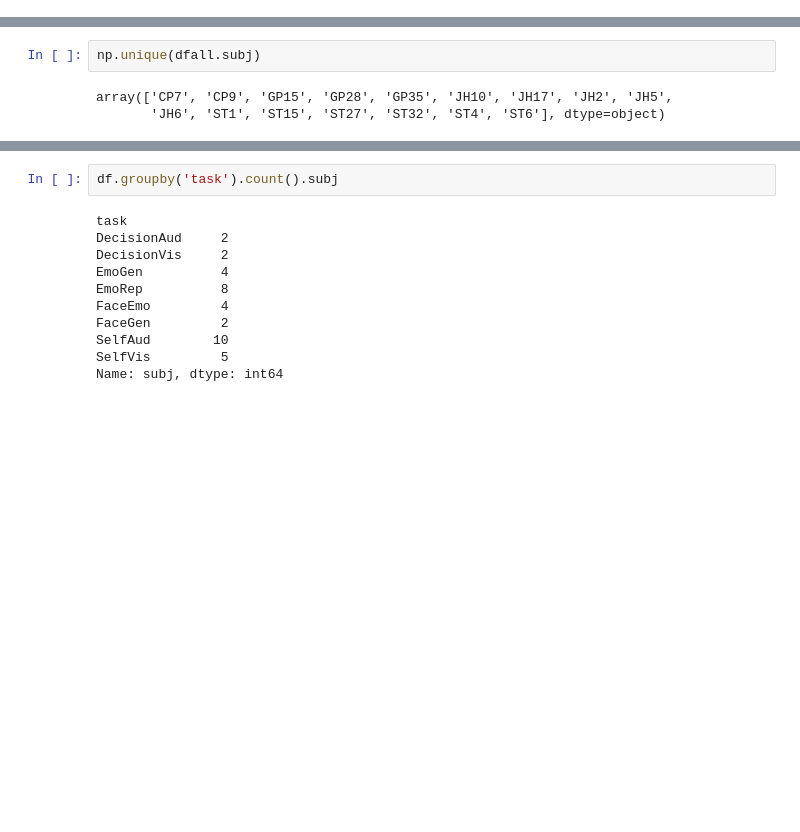
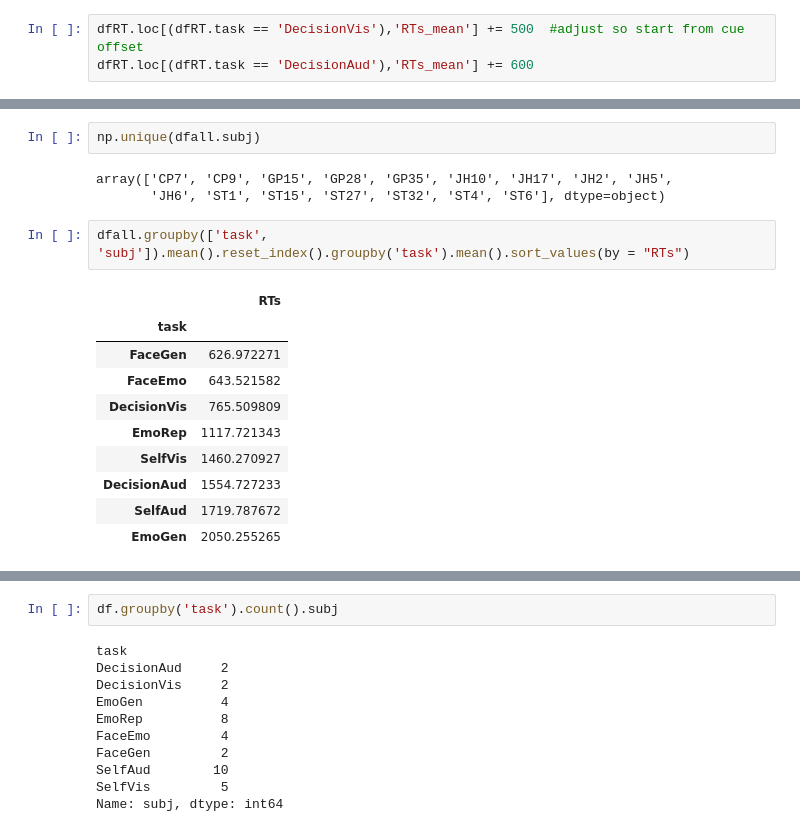
Before and after one commit to matarhaller/ECOGpy, a Jupyter notebook: notebooks/for_paper/RTs.ipynb, the cells around one changed output, grey strips where cells are left out. Cells and saved outputs as stored; diff of their text form; blank space fills up the shorter version.

```diff
--- a/notebooks/for_paper/RTs.ipynb
+++ b/notebooks/for_paper/RTs.ipynb
@@ -28 +35,4 @@ dfRT = pd.read_csv(filename)
+# %%
+dfRT.loc[(dfRT.task == 'DecisionVis'),'RTs_mean'] += 500  #adjust so start from cue offset
+dfRT.loc[(dfRT.task == 'DecisionAud'),'RTs_mean'] += 600
 # %%
@@ -99,6 +113,19 @@ np.unique(dfall.subj)
 # %% [output]
 array(['CP7', 'CP9', 'GP15', 'GP28', 'GP35', 'JH10', 'JH17', 'JH2', 'JH5',
        'JH6', 'ST1', 'ST15', 'ST27', 'ST32', 'ST4', 'ST6'], dtype=object)
+# %%
+dfall.groupby(['task', 'subj']).mean().reset_index().groupby('task').mean().sort_values(by = "RTs")
+# %% [output]
+|  | RTs |
+| task |  |
+| FaceGen | 626.972271 |
+| FaceEmo | 643.521582 |
+| DecisionVis | 765.509809 |
+| EmoRep | 1117.721343 |
+| SelfVis | 1460.270927 |
+| DecisionAud | 1554.727233 |
+| SelfAud | 1719.787672 |
+| EmoGen | 2050.255265 |
 # %%
 #create dataframe
 RTs_n = list(); RTs_mean = list(); RTs_std = list(); RTs_range = list(); RTs_skew = list(); subjs = list(); tasks = list()
```
Also changed, not shown: parts of 14 cells of this notebook, 5 other files.
